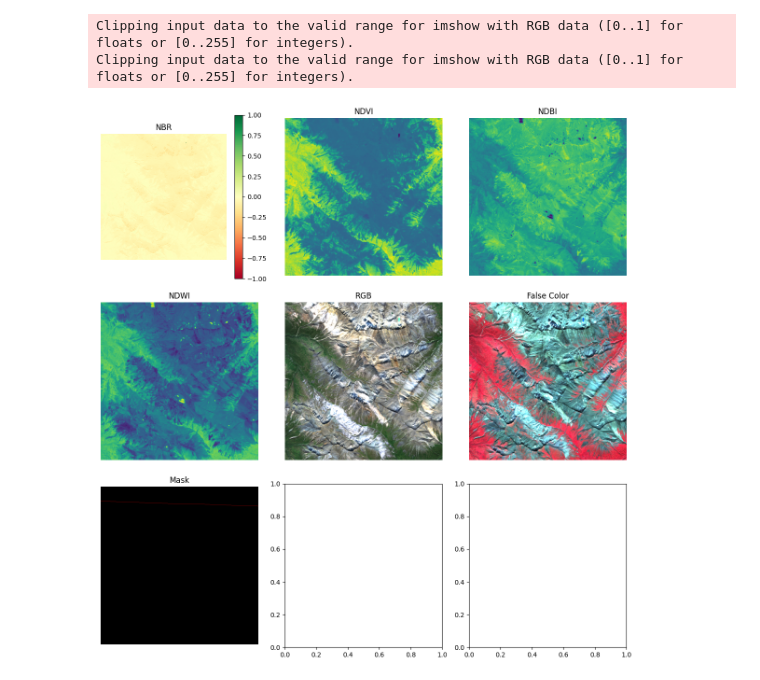
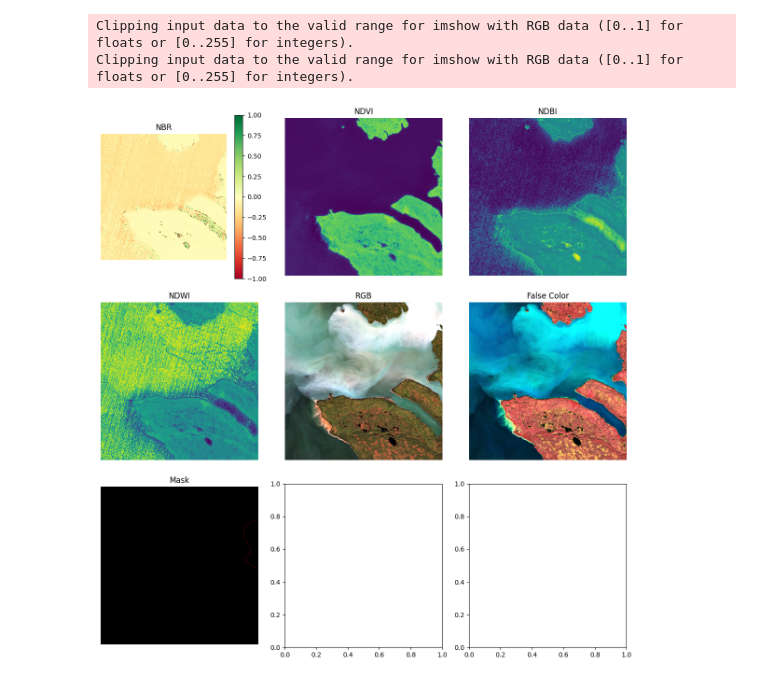
Before and after one commit to macdonaldezra/MineSegSAT, a Jupyter notebook: mine_seg_sat/image_process.ipynb, the cells around one changed output. Drawn from its saved outputs; the diff is of its cells as text; code cells hidden in the pictures.

```diff
--- a/mine_seg_sat/image_process.ipynb
+++ b/mine_seg_sat/image_process.ipynb
@@ -1,20 +1,20 @@
 # %%
 import dataset  # Assuming the provided code is saved in a file named 'dataset.py'
 from pathlib import Path
 
 # Define the path to your data and the split you want to use (e.g., 'train')
 data_path = Path("/Users/annabelle/Documents/NEU/CS7980/Capstone/prepare_dataset")
 split = "train"  # or 'val' or 'test', depending on your dataset_splits.csv
 
 # Instantiate the dataset
 mine_sat_dataset = dataset.MineSATDataset(split=split, data_path=data_path)
 
 # Choose an index of an image you want to visualize
-index = 1  # You can change this to any valid index
+index = 3  # You can change this to any valid index
 
 # Display the transformed images including NBR and NDVI
 mine_sat_dataset.display_transformed_images(index)
 # %% [output]
 Clipping input data to the valid range for imshow with RGB data ([0..1] for floats or [0..255] for integers).
 Clipping input data to the valid range for imshow with RGB data ([0..1] for floats or [0..255] for integers).
-[figure, old version]
+[figure, new version]
```
Also changed, not shown: 1 other file.
